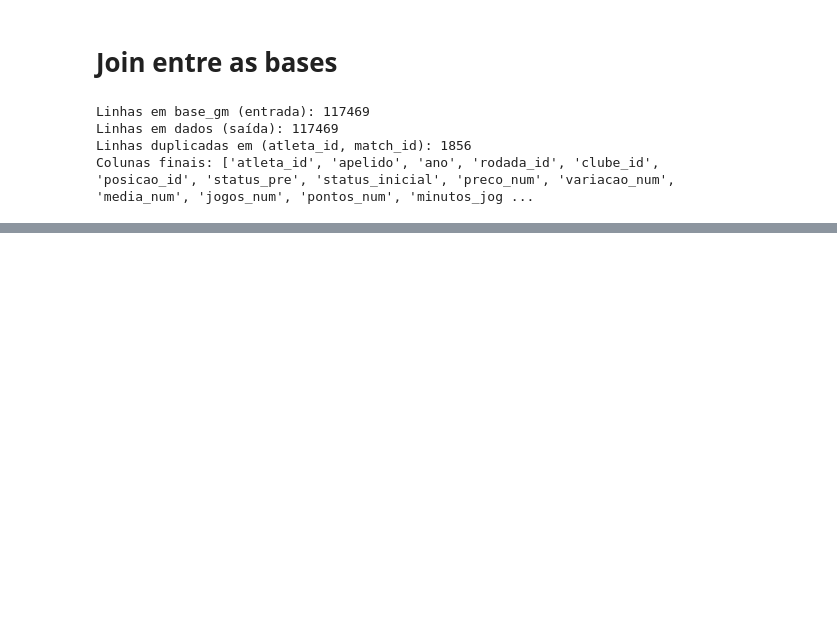
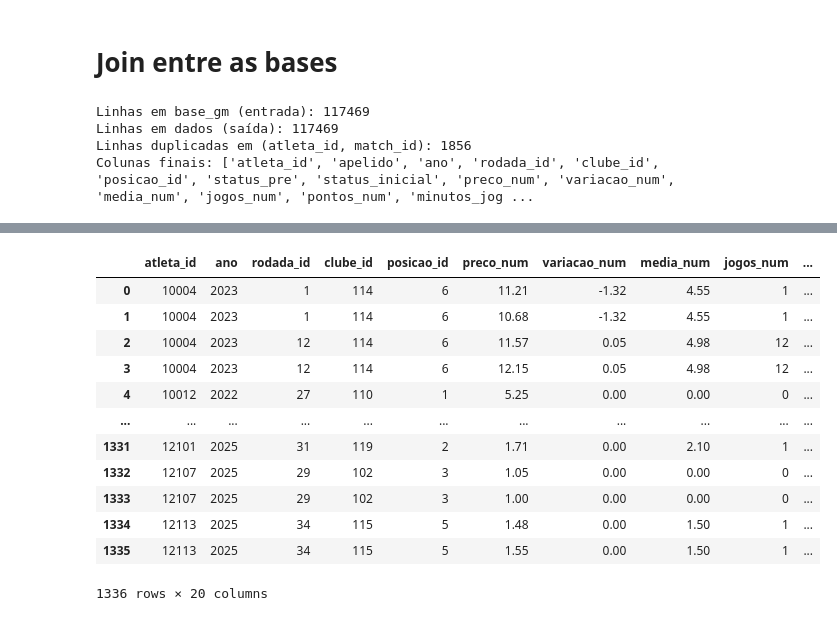
Before and after one commit to PedroHenFerreira/Gato-Mestre, a Jupyter notebook: src/notebooks/ETL.ipynb, the cells around one changed output, grey strips where cells are left out. Cells and saved outputs as stored; diff of their text form; code cells hidden in the pictures; blank space fills up the shorter version.

```diff
--- a/src/notebooks/ETL.ipynb
+++ b/src/notebooks/ETL.ipynb
@@ -507,0 +500,23 @@ Number of Repeated Rows: 1100
+# %%
+duplicadas = dados[
+    dados.duplicated(
+        subset=["atleta_id", "match_id"],
+        keep=False
+    )
+]
+
+duplicadas.sort_values(["atleta_id", "match_id", "ano", "rodada_id"], ascending=True).reset_index(drop=True).iloc[:, :20]
+# %% [output]
+|  | atleta_id | ano | rodada_id | clube_id | posicao_id | preco_num | variacao_num | media_num | jogos_num | ... |
+| 0 | 10004 | 2023 | 1 | 114 | 6 | 11.21 | -1.32 | 4.55 | 1 | ... |
+| 1 | 10004 | 2023 | 1 | 114 | 6 | 10.68 | -1.32 | 4.55 | 1 | ... |
+| 2 | 10004 | 2023 | 12 | 114 | 6 | 11.57 | 0.05 | 4.98 | 12 | ... |
+| 3 | 10004 | 2023 | 12 | 114 | 6 | 12.15 | 0.05 | 4.98 | 12 | ... |
+| 4 | 10012 | 2022 | 27 | 110 | 1 | 5.25 | 0.00 | 0.00 | 0 | ... |
+| ... | ... | ... | ... | ... | ... | ... | ... | ... | ... | ... |
+| 1331 | 12101 | 2025 | 31 | 119 | 2 | 1.71 | 0.00 | 2.10 | 1 | ... |
+| 1332 | 12107 | 2025 | 29 | 102 | 3 | 1.05 | 0.00 | 0.00 | 0 | ... |
+| 1333 | 12107 | 2025 | 29 | 102 | 3 | 1.00 | 0.00 | 0.00 | 0 | ... |
+| 1334 | 12113 | 2025 | 34 | 115 | 5 | 1.48 | 0.00 | 1.50 | 1 | ... |
+| 1335 | 12113 | 2025 | 34 | 115 | 5 | 1.55 | 0.00 | 1.50 | 1 | ... |
+1336 rows × 20 columns
```
Also changed, not shown: parts of 29 cells of this notebook, 7 other files.
